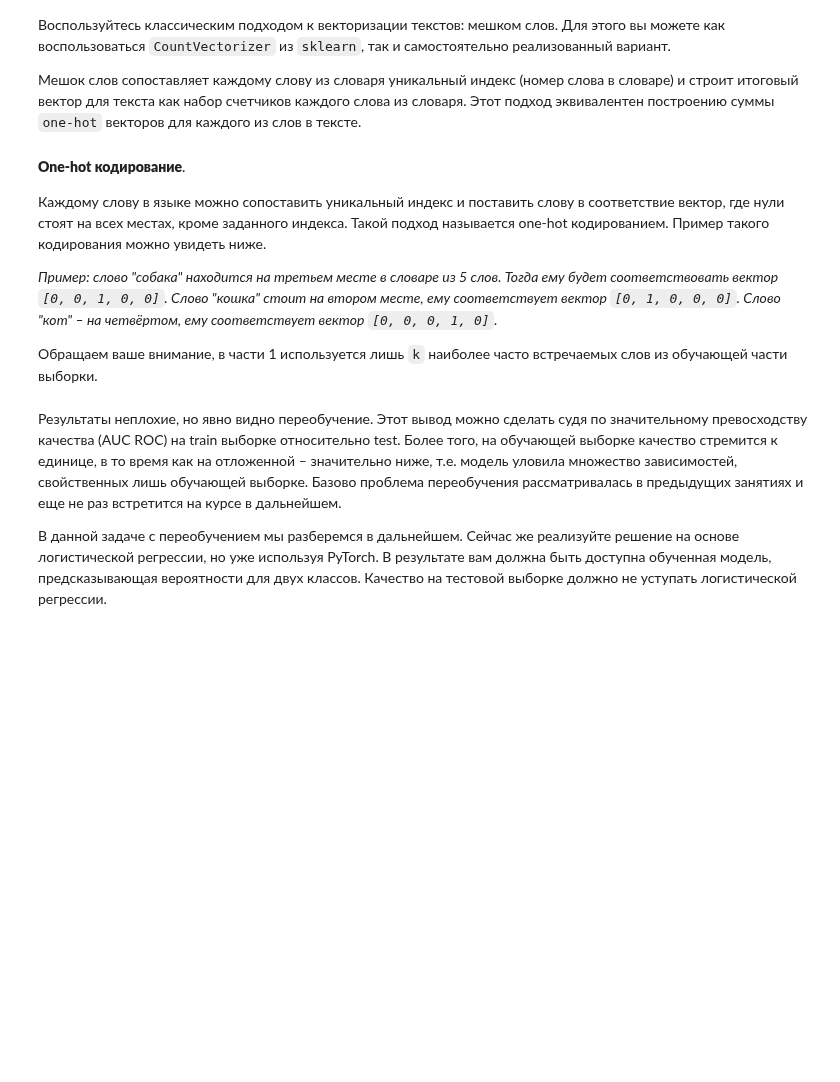
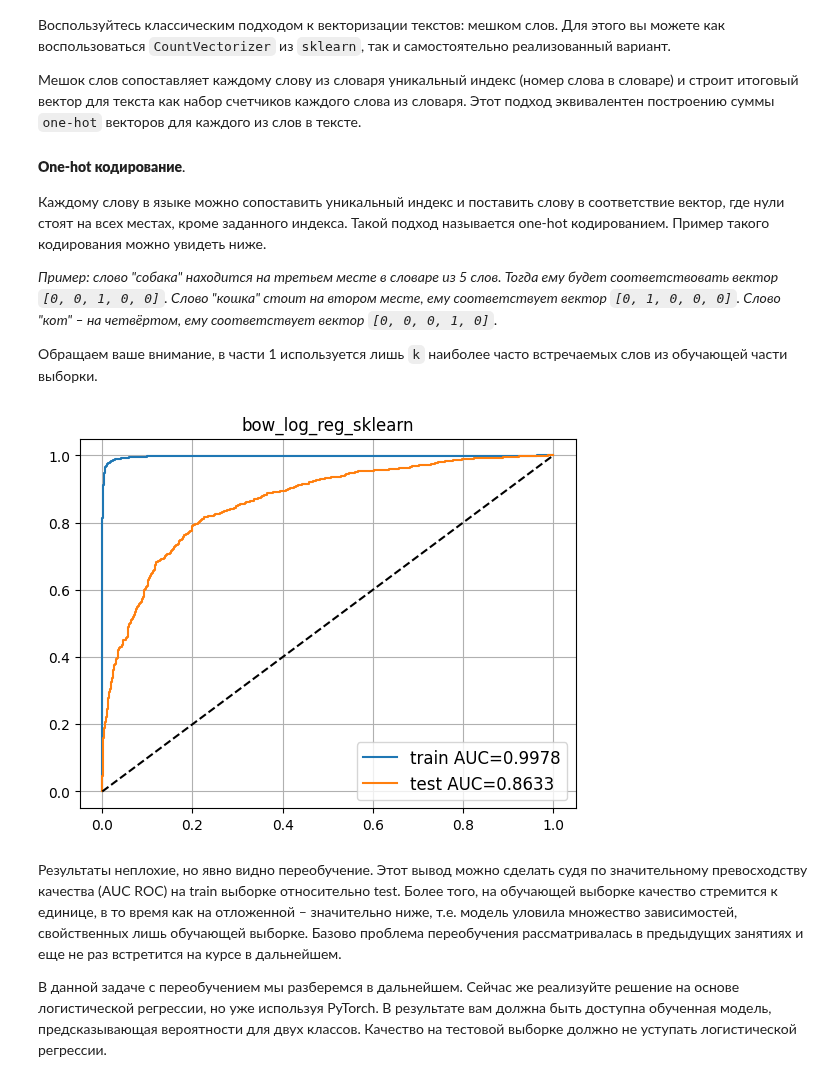
Before and after one commit to artyomboyko/Yandex-ML_2.0-Training, a Jupyter notebook: Practice/Homework_4/assignment_classic_text_classification.ipynb, the cells around one changed output. Saved outputs shown, nothing was run; the diff lists cells and outputs as text; code cells hidden in the pictures; blank space fills up the shorter version.

```diff
--- a/Practice/Homework_4/assignment_classic_text_classification.ipynb
+++ b/Practice/Homework_4/assignment_classic_text_classification.ipynb
@@ -173,35 +176,37 @@ bow_vocabulary = [key for key, val in counts.most_common(k)]
 
 
 def text_to_bow(text):
-    """convert text string to an array of token counts. Use bow_vocabulary."""
+    """Преобразование текстовой строки в массив количества токенов. Используя bow_vocabulary"""
     sent_vec = np.zeros(len(bow_vocabulary))
     counts = Counter(text.split())
     for i, token in enumerate(bow_vocabulary):
         if token in counts:
             sent_vec[i] = counts[token]
     return np.array(sent_vec, "float32")
 
 
 X_train_bow = np.stack(list(map(text_to_bow, texts_train)))
 X_test_bow = np.stack(list(map(text_to_bow, texts_test)))
 
-# Small check that everything is done properly if you are using local bow implementation
+# Небольшая проверка того, что все сделано правильно, если вы используете локальную реализацию bow
 k_max = len(set(" ".join(texts_train).split()))
 assert X_train_bow.shape == (len(texts_train), min(k, k_max))
 assert X_test_bow.shape == (len(texts_test), min(k, k_max))
 assert np.all(
     X_train_bow[5:10].sum(-1) == np.array([len(s.split()) for s in texts_train[5:10]])
 )
 assert len(bow_vocabulary) <= min(k, k_max)
 assert X_train_bow[65, bow_vocabulary.index("!")] == texts_train[65].split().count("!")
 
 
 bow_model = LogisticRegression(max_iter=1500).fit(X_train_bow, y_train)
 
 out_dict = visualize_and_save_results(
     bow_model, "bow_log_reg_sklearn", X_train_bow, X_test_bow, y_train, y_test, out_dict
 )
 # __________end of block__________
+# %% [output]
+[figure, added]
 # %% [markdown]
 Результаты неплохие, но явно видно переобучение. Этот вывод можно сделать судя по значительному превосходству качества (AUC ROC) на train выборке относительно test. Более того, на обучающей выборке качество стремится к единице, в то время как на отложенной – значительно ниже, т.е. модель уловила множество зависимостей, свойственных лишь обучающей выборке. Базово проблема переобучения рассматривалась в предыдущих занятиях и еще не раз встретится на курсе в дальнейшем.
 
```
Also changed, not shown: parts of 41 cells of this notebook.
